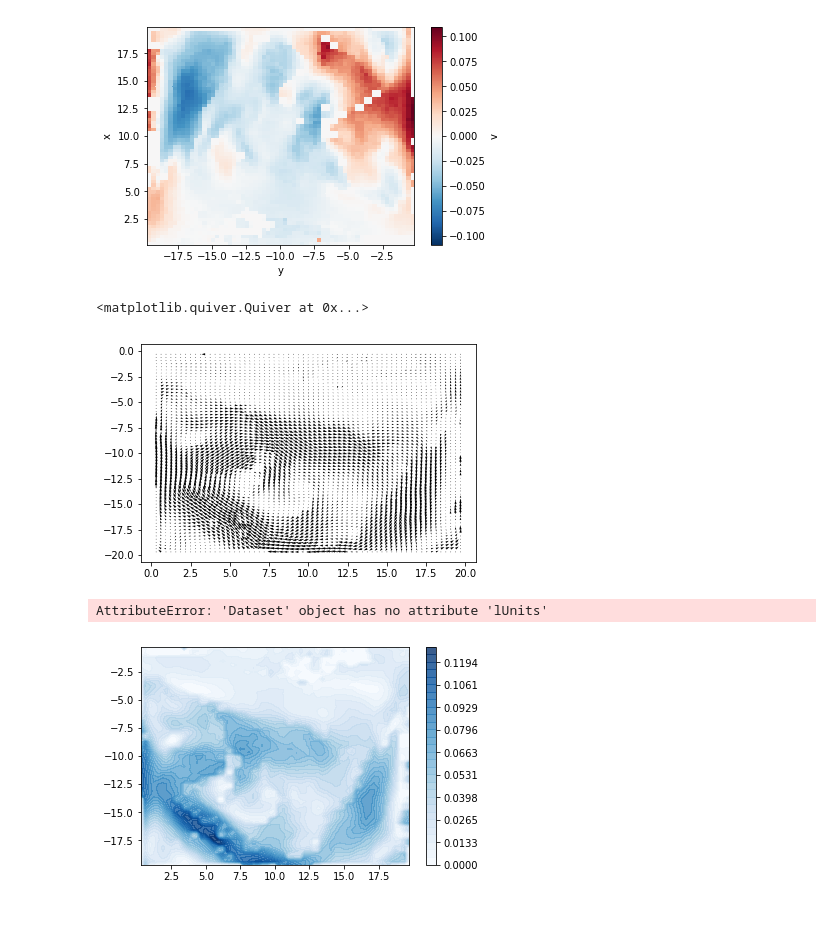
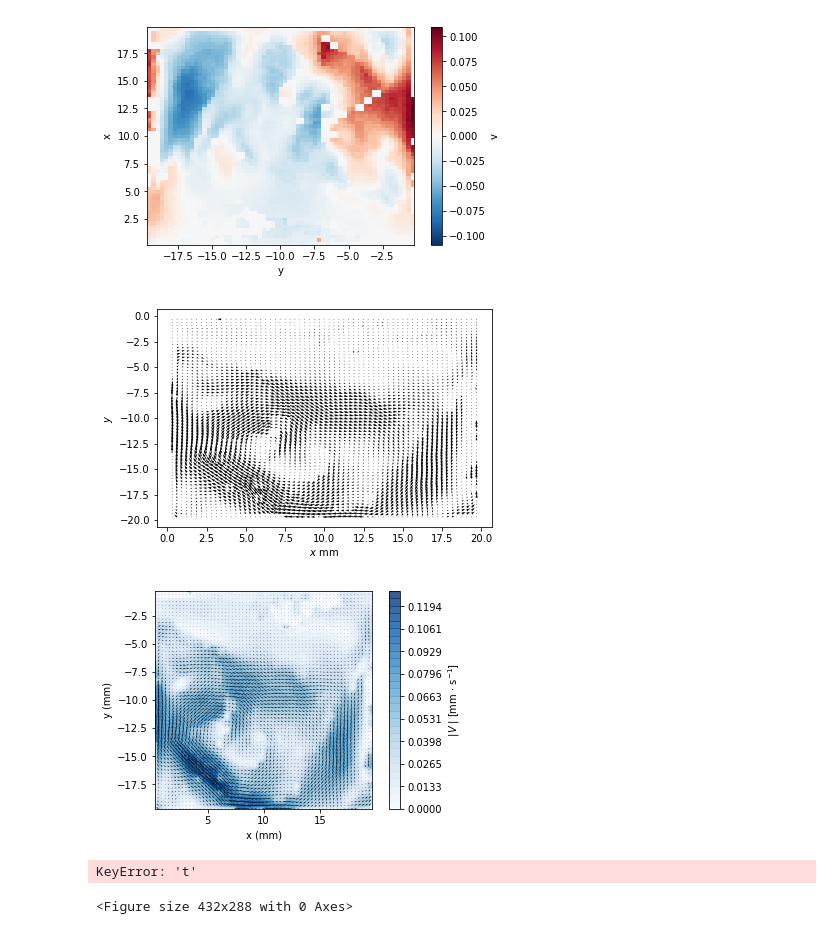
Before and after one commit to alexlib/pivpy, a Jupyter notebook: examples/notebooks/pivpy_example.ipynb, the cells around one changed output. Saved outputs shown, nothing was run; the diff lists cells and outputs as text; code cells hidden in the pictures.

Commit message:
moving things to graphics
and test of rotate is missing

```diff
--- a/examples/notebooks/pivpy_example.ipynb
+++ b/examples/notebooks/pivpy_example.ipynb
@@ -13,7 +13,6 @@ sys.path.append('../../')
 from pivpy import io, graphics, pivpy
 # %%
 filename = '../data/Run000001.T000.D000.P000.H001.L.vec'
-variables, units, rows, cols, dt, frame = io.parse_header(filename)
-data = io.loadvec(filename,rows,cols)
+data = io.loadvec(filename)
 # %% [output]
 Run000001.T000.D000.P000.H001.L.vec 1
@@ -52,11 +57,11 @@ data.isel(t=0)['v'].plot()
 [figure]
 # %%
 plt.quiver(data['x'],data['y'],data.u.mean(dim='t'),data.v.mean(dim='t'))
+plt.xlabel('$x$ ' + data.attrs['units'][0]);
+plt.ylabel('$y$');
 # %% [output]
-<matplotlib.quiver.Quiver at 0x...>
-[figure, old version]
+[figure, new version]
 # %%
-graphics.quiver(data.piv.average)
+graphics.quiver(data.piv.average,units = data.attrs['units']);
 # %% [output]
-AttributeError: 'Dataset' object has no attribute 'lUnits'
-[figure, old version]
+[figure, new version]
@@ -65,3 +68,6 @@ graphics.showf(data)
 # %%
 # equivalent to averf
 graphics.showf(data.mean(dim='t'),variables = data.attrs['variables'], units=data.attrs['units'])
+# %% [output]
+KeyError: 't'
+<Figure size 432x288 with 0 Axes>
```
Also changed, not shown: parts of 3 cells of this notebook, 5 other files.
